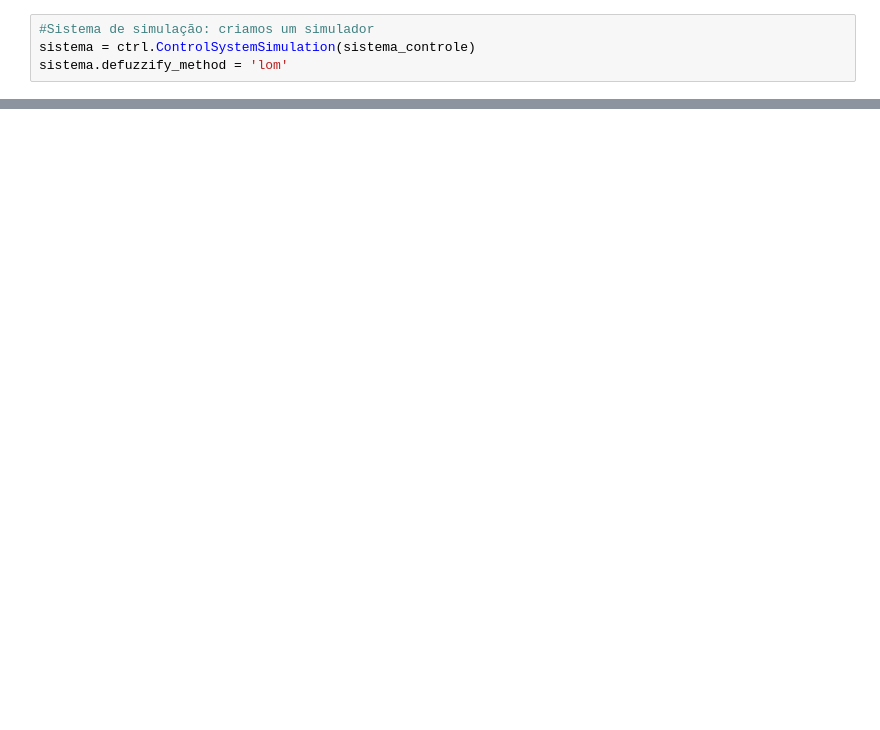
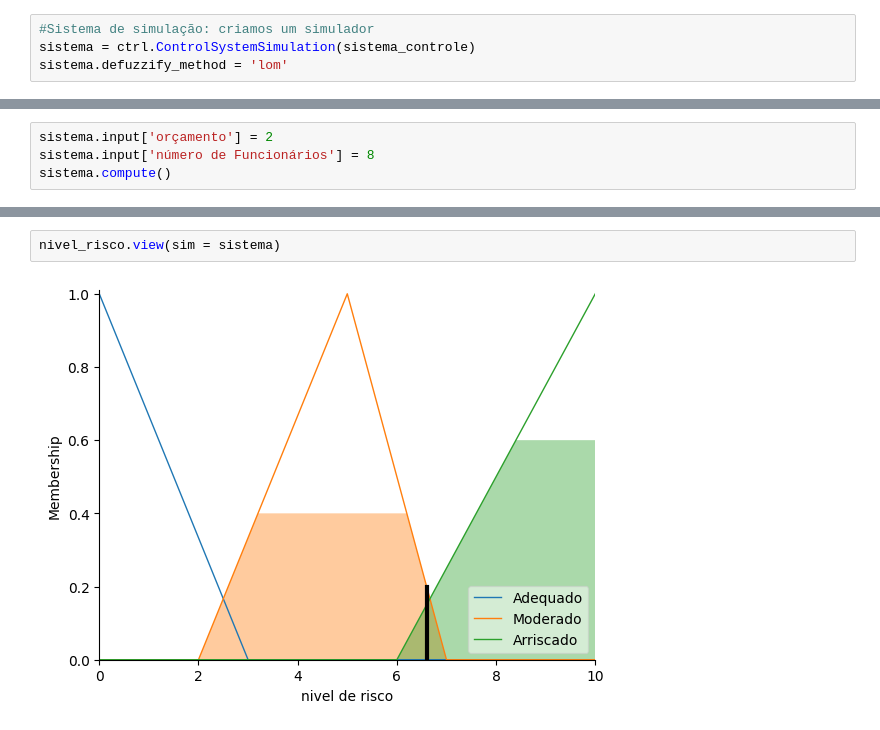
Before and after one commit to ikkiR/Treinamento_python, a Jupyter notebook: Analise_de_Riscos_Sistema_fuzzy.ipynb, the cells around one changed output, grey strips where cells are left out. Saved outputs shown, nothing was run; the diff lists cells and outputs as text; blank space fills up the shorter version.

```diff
--- a/Analise_de_Riscos_Sistema_fuzzy.ipynb
+++ b/Analise_de_Riscos_Sistema_fuzzy.ipynb
@@ -148,0 +165,4 @@ nivel_risco.view(sim = sistema)
+# %%
+sistema.input['orçamento'] = 2
+sistema.input['número de Funcionários'] = 8
+sistema.compute()
@@ -148,0 +173,4 @@ nivel_risco.view(sim = sistema)
+# %%
+nivel_risco.view(sim = sistema)
+# %% [output]
+[figure, added]
```
Also changed, not shown: parts of 13 cells of this notebook.
